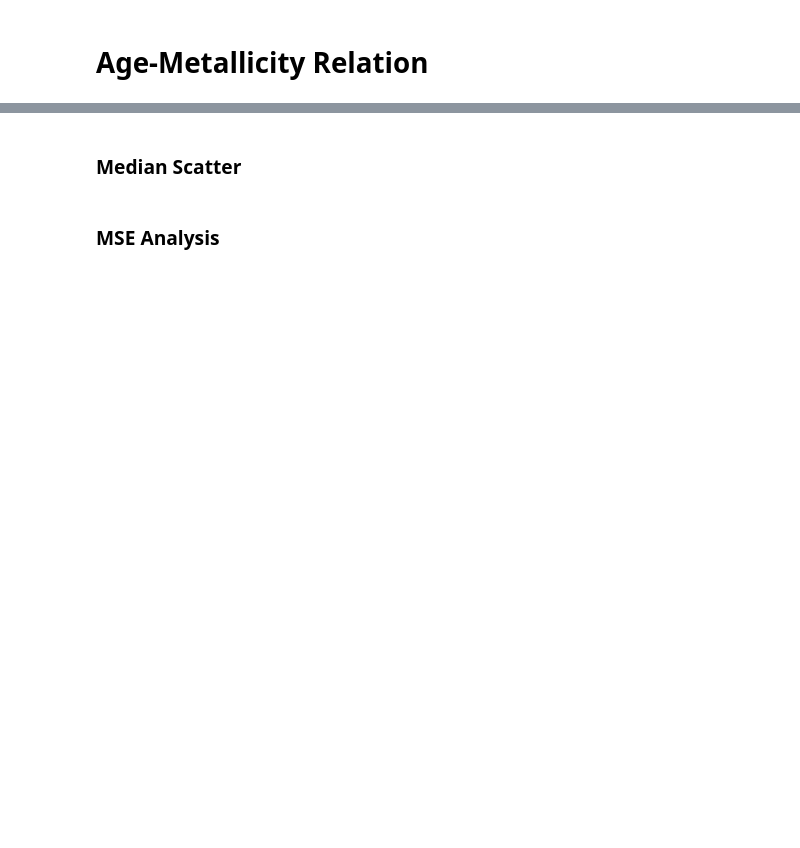
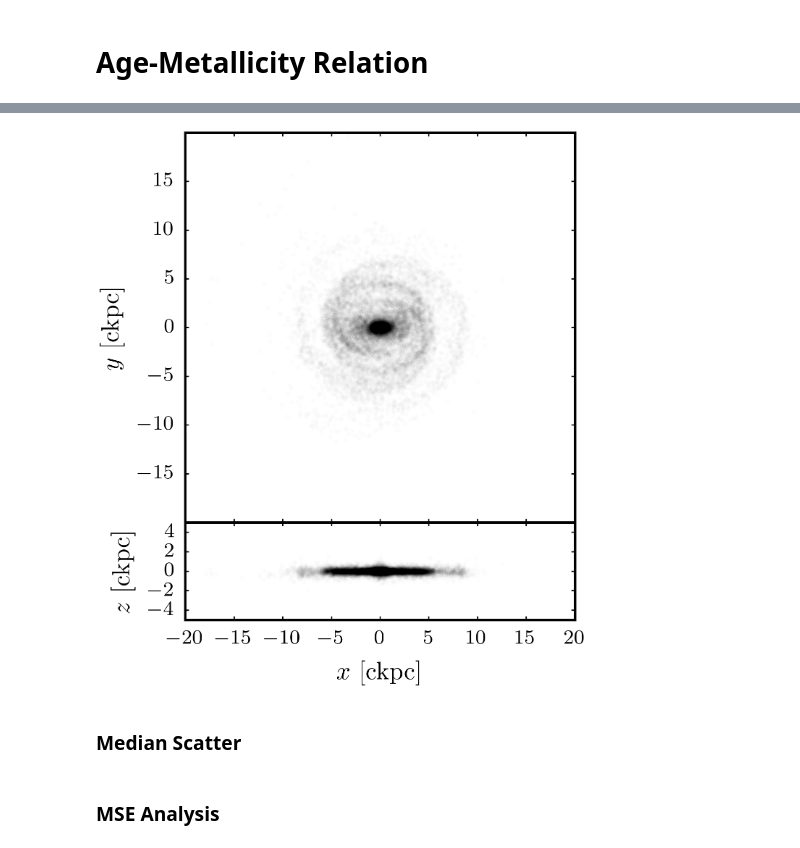
Before and after one commit to ffiza/auriga-metals, a Jupyter notebook: scripts/Age Metallicity Relation.ipynb, the cells around one changed output, grey strips where cells are left out. Cells and saved outputs as stored; diff of their text form; code cells hidden in the pictures; blank space fills up the shorter version.

```diff
--- a/scripts/Age Metallicity Relation.ipynb
+++ b/scripts/Age Metallicity Relation.ipynb
@@ -341,0 +188,4 @@ for galaxy in range(1, 31):
+# %%
+SIMULATION = "au6_or_l4_s127"
+# %%
+df = read_data(simulation=SIMULATION, include_region=True)
@@ -342,2 +275,41 @@ for galaxy in range(1, 31):
+# %%
+# Select particles in overdensity for the WM of Au6
+AGE_MIN, AGE_MAX = 0, 2.5
+ABUNDANCE_MIN, ABUNDANCE_MAX = 0.5, 1.3
+
+is_overdensity = (df["StellarAge_Gyr"] <= AGE_MAX) \
+    & (df["StellarAge_Gyr"] >= AGE_MIN) \
+        & (df["[Fe/H]"] <= ABUNDANCE_MAX) \
+            & (df["[Fe/H]"] >= ABUNDANCE_MIN)
+
+fig = plt.figure(figsize=(3.0, 3.0))
+gs = fig.add_gridspec(nrows=2, ncols=1, hspace=0.0, wspace=0.0)
+axs = gs.subplots(sharex=True, sharey=False)
+gs.set_height_ratios([4, 1])
+
+axs[0].set_xlim(-20, 20)
+axs[0].set_xlabel("")
+axs[0].set_ylim(-20, 20)
+axs[0].set_ylabel(r"$y$ [ckpc]")
+axs[0].set_yticks([-15, -10, -5, 0, 5, 10, 15])
+axs[0].set_aspect("equal")
+
+axs[1].set_xlabel(r"$x$ [ckpc]")
+axs[1].set_ylabel(r"$z$ [ckpc]")
+axs[1].set_ylim(-5, 5)
+axs[1].set_aspect("equal")
+
+axs[0].scatter(df["xPosition_ckpc"][is_overdensity],
+               df["yPosition_ckpc"][is_overdensity],
+               alpha=0.01, lw=0, s=3, c="black")
+
+axs[1].scatter(df["xPosition_ckpc"][is_overdensity],
+               df["zPosition_ckpc"][is_overdensity],
+               alpha=0.01, lw=0, s=3, c="black")
+
+fig.tight_layout()
+plt.show()
+# %% [output]
+[figure, added]
 # %% [markdown]
 ### Median Scatter
```
Also changed, not shown: parts of 25 cells of this notebook.
